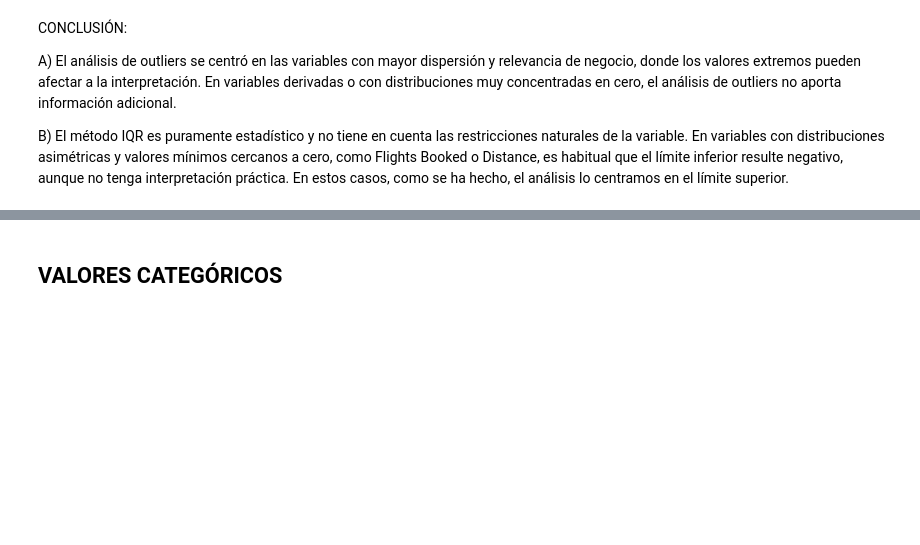
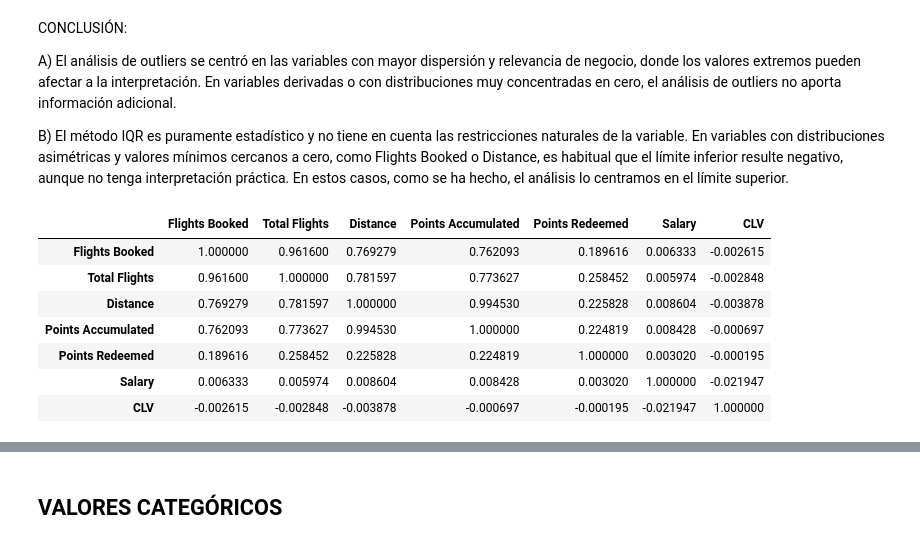
Before and after one commit to Adalab/bda-modulo-3-evaluacion-final-MatiC-hub-1, a Jupyter notebook: notebooks/resolucion_final.ipynb, the cells around one changed output, grey strips where cells are left out. Cells and saved outputs as stored; diff of their text form; code cells hidden in the pictures; blank space fills up the shorter version.

```diff
--- a/notebooks/resolucion_final.ipynb
+++ b/notebooks/resolucion_final.ipynb
@@ -767,0 +778,25 @@ B) El método IQR es puramente estadístico y no tiene en cuenta las restriccion
+# %%
+# ANÁLISIS DE CORRELACIÓN
+# Se eligen las variables numéricas que tienen sentido juntas, no son redundantes y aportan información de negocio: vuelos-distancia;
+# distancia-puntos, actividad-CLV, salario-comportamiento.
+vars_corr = [
+    "Flights Booked",
+    "Total Flights",
+    "Distance",
+    "Points Accumulated",
+    "Points Redeemed",
+    "Salary",
+    "CLV"
+]
+# %%
+corr_matrix = df_merged[vars_corr].corr()
+corr_matrix
+# %% [output]
+|  | Flights Booked | Total Flights | Distance | Points Accumulated | Points Redeemed | Salary | CLV |
+| Flights Booked | 1.000000 | 0.961600 | 0.769279 | 0.762093 | 0.189616 | 0.006333 | -0.002615 |
+| Total Flights | 0.961600 | 1.000000 | 0.781597 | 0.773627 | 0.258452 | 0.005974 | -0.002848 |
+| Distance | 0.769279 | 0.781597 | 1.000000 | 0.994530 | 0.225828 | 0.008604 | -0.003878 |
+| Points Accumulated | 0.762093 | 0.773627 | 0.994530 | 1.000000 | 0.224819 | 0.008428 | -0.000697 |
+| Points Redeemed | 0.189616 | 0.258452 | 0.225828 | 0.224819 | 1.000000 | 0.003020 | -0.000195 |
+| Salary | 0.006333 | 0.005974 | 0.008604 | 0.008428 | 0.003020 | 1.000000 | -0.021947 |
+| CLV | -0.002615 | -0.002848 | -0.003878 | -0.000697 | -0.000195 | -0.021947 | 1.000000 |
```
Also changed, not shown: parts of 27 cells of this notebook.
